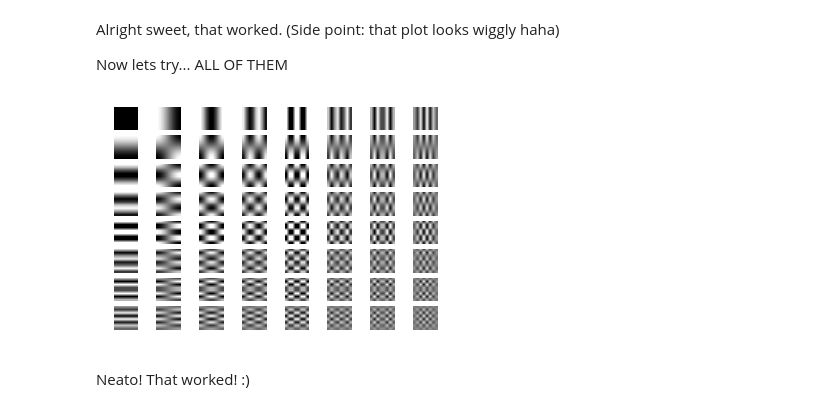
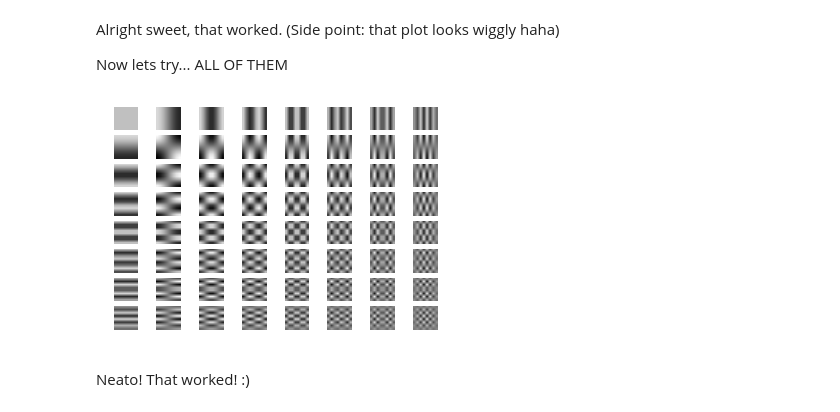
Before and after one commit to Jezzamonn/fourier, a Jupyter notebook: python/dct.ipynb, the cells around one changed output. Drawn from its saved outputs; the diff is of its cells as text; code cells hidden in the pictures.

```diff
--- a/python/dct.ipynb
+++ b/python/dct.ipynb
@@ -81,18 +81,19 @@ Now lets try... ALL OF THEM
 # %%
 import itertools
 
 fig, axes = plt.subplots(8, 8)
 
 for (x, y) in itertools.product(range(8), range(8)):
     freq = np.zeros((8, 8))
     freq[x, y] = 1
-    freq_img = idct(idct(freq, axis=0), axis=1)
+    freq_img = idct(idct(freq, axis=0, norm='ortho'), axis=1, norm='ortho')
 
     ax = axes[x, y]
-    ax.imshow(freq_img)
+    # Experimentally all things tend to be within this range
+    ax.imshow(freq_img, vmin=-0.25, vmax=0.25)
     ax.axis('off')
 # %% [output]
-[figure, old version]
+[figure, new version]
 # %% [markdown]
 Neato! That worked! :)
 # %% [markdown]
```
Also changed, not shown: parts of 1 cell of this notebook.
